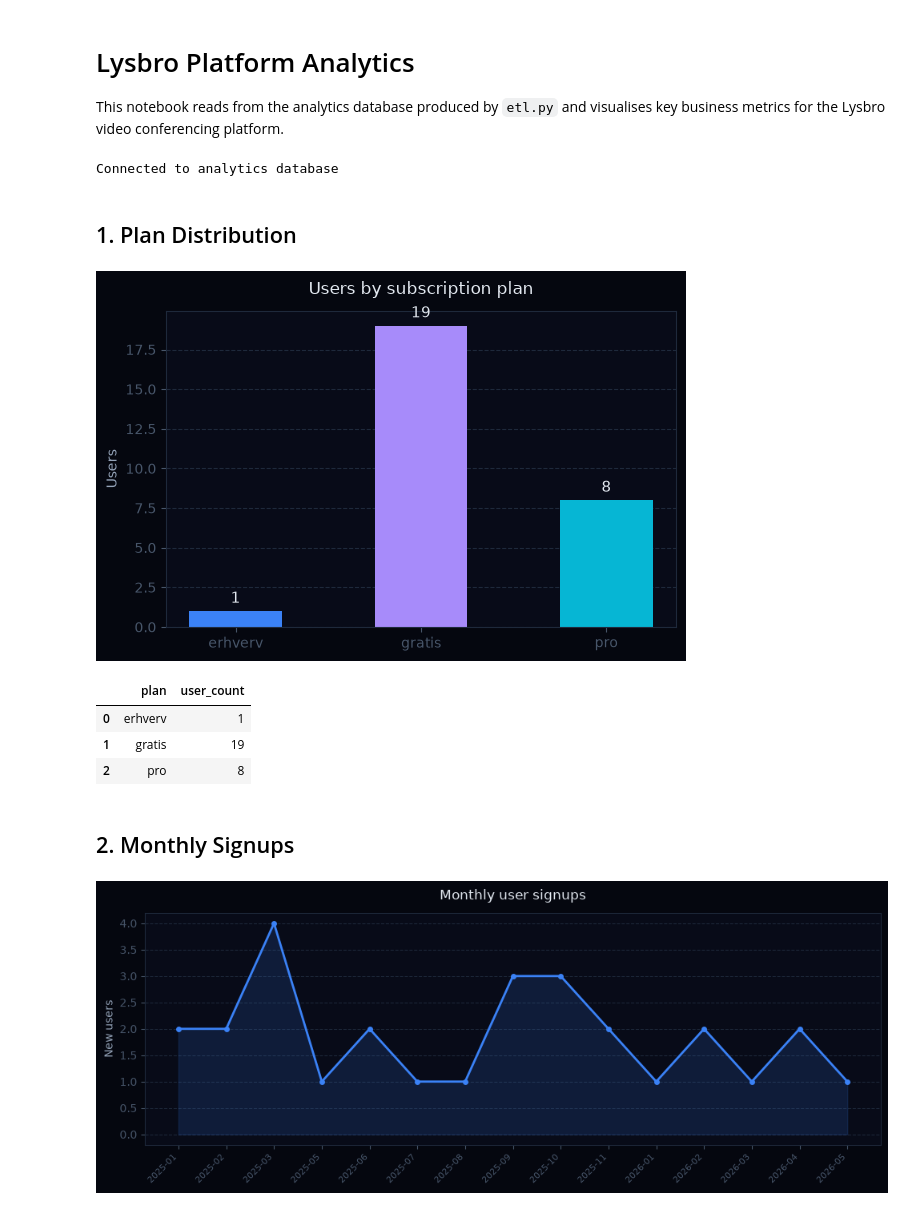
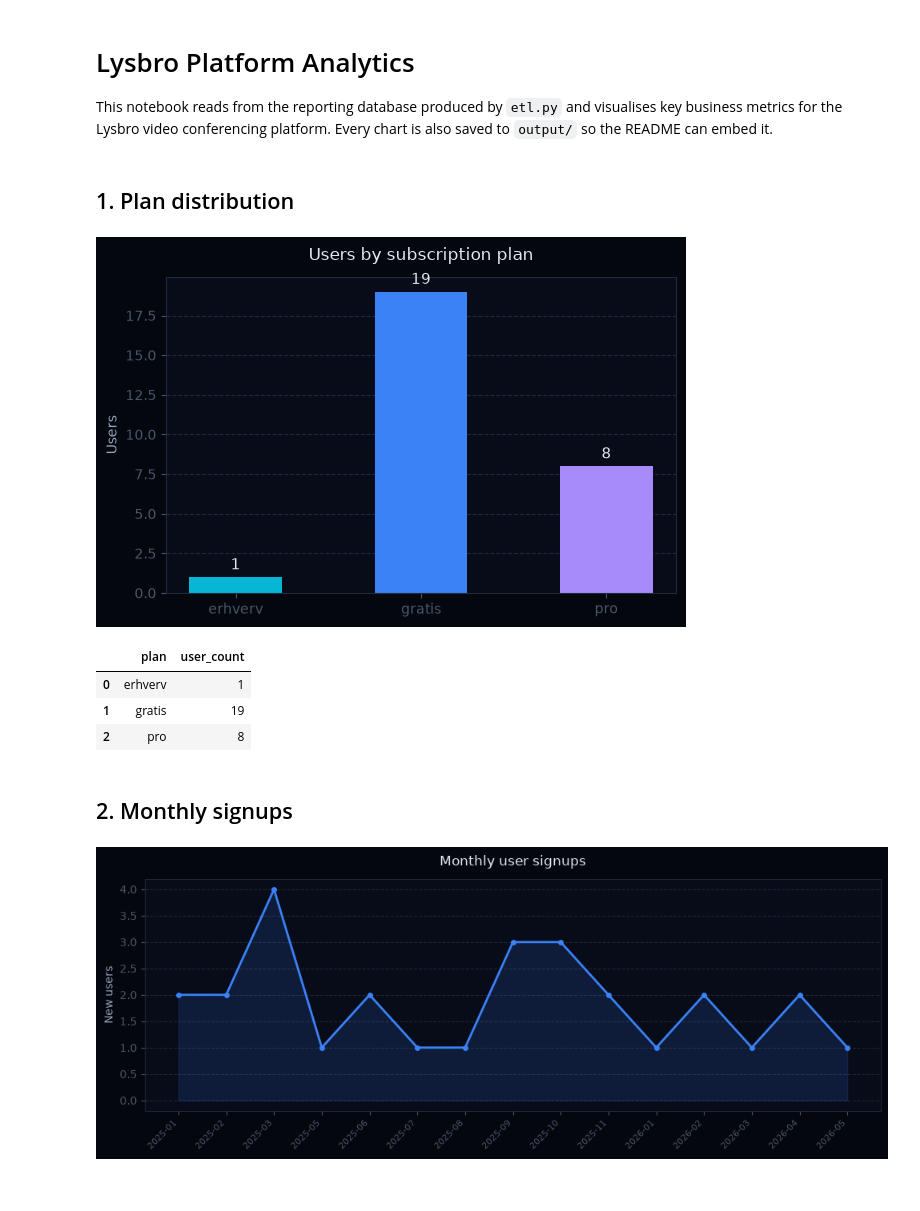
Before and after one commit to TobiasBachLarsen/Lysbro-analytics, a Jupyter notebook: analysis.ipynb, the cells around one changed output. Cells and saved outputs as stored; diff of their text form; code cells hidden in the pictures.

```diff
--- a/analysis.ipynb
+++ b/analysis.ipynb
@@ -1,32 +1,4 @@
 # %% [markdown]
 # Lysbro Platform Analytics
 
-This notebook reads from the analytics database produced by `etl.py` and visualises key business metrics for the Lysbro video conferencing platform.
+This notebook reads from the reporting database produced by `etl.py` and visualises key business metrics for the Lysbro video conferencing platform. Every chart is also saved to `output/` so the README can embed it.
-# %%
-import sqlite3
-import pandas as pd
-import matplotlib.pyplot as plt
-
-plt.rcParams.update({
-    'figure.facecolor': '#05070f',
-    'axes.facecolor':   '#080b18',
-    'axes.edgecolor':   '#1e293b',
-    'axes.labelcolor':  '#94a3b8',
-    'xtick.color':      '#475569',
-    'ytick.color':      '#475569',
-    'text.color':       '#e2e8f0',
-    'grid.color':       '#1e293b',
-    'grid.linestyle':   '--',
-    'font.family':      'sans-serif',
-})
-
-BLUE   = '#3b82f6'
-CYAN   = '#06b6d4'
-PURPLE = '#a78bfa'
-GREEN  = '#22c55e'
-AMBER  = '#f59e0b'
-
-db = sqlite3.connect('output/lysbro_analytics.db')
-print('Connected to analytics database')
-# %% [output]
-Connected to analytics database
@@ -33,27 +59,21 @@ Connected to analytics database
 # %% [markdown]
-## 1. Plan Distribution
+## 1. Plan distribution
 # %%
-plans = pd.read_sql('SELECT * FROM plan_distribution', db)
+plans = query("SELECT * FROM plan_distribution")
 
 fig, ax = plt.subplots(figsize=(6, 4))
-bars = ax.bar(plans['plan'], plans['user_count'], color=[BLUE, PURPLE, CYAN], width=0.5)
-for bar, val in zip(bars, plans['user_count']):
-    ax.text(bar.get_x() + bar.get_width() / 2, bar.get_height() + 0.3,
-            str(val), ha='center', va='bottom', color='#e2e8f0', fontsize=11)
-ax.set_title('Users by subscription plan', color='#e2e8f0', pad=12)
-ax.set_ylabel('Users')
+bars = ax.bar(plans["plan"], plans["user_count"], color=plans["plan"].map(PLAN_COLORS), width=0.5)
+ax.bar_label(bars, color=TEXT, fontsize=11, padding=3)
+ax.set_ylabel("Users")
 ax.yaxis.grid(True)
-ax.set_axisbelow(True)
-plt.tight_layout()
-plt.savefig('output/plan_distribution.png', dpi=150, bbox_inches='tight')
-plt.show()
+finish(ax, "Users by subscription plan", "plan_distribution.png")
 plans
 # %% [output]
-[figure, old version]
+[figure, new version]
 |  | plan | user_count |
 | 0 | erhverv | 1 |
 | 1 | gratis | 19 |
 | 2 | pro | 8 |
 # %% [markdown]
-## 2. Monthly Signups
+## 2. Monthly signups
 # %%
```
Also changed, not shown: parts of 12 cells of this notebook, 16 other files.
